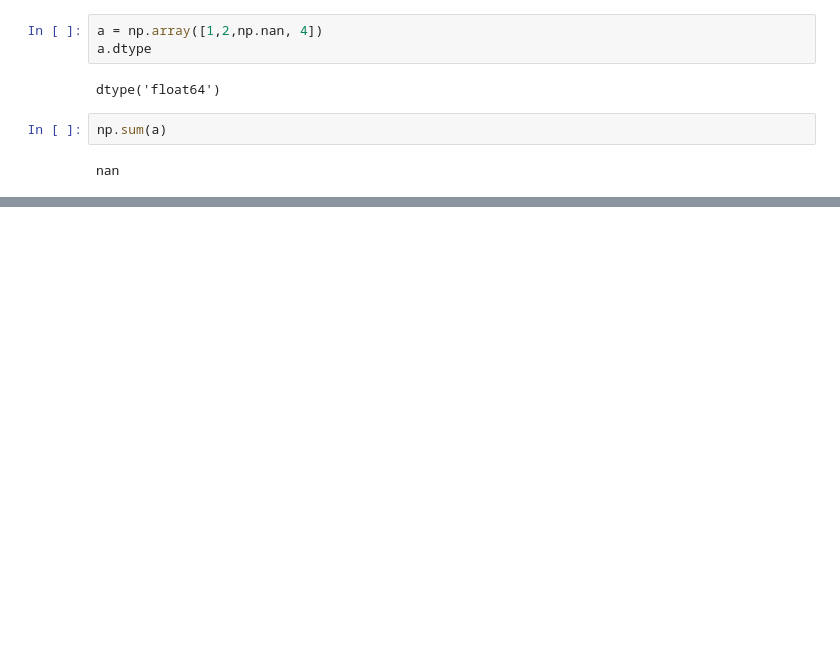
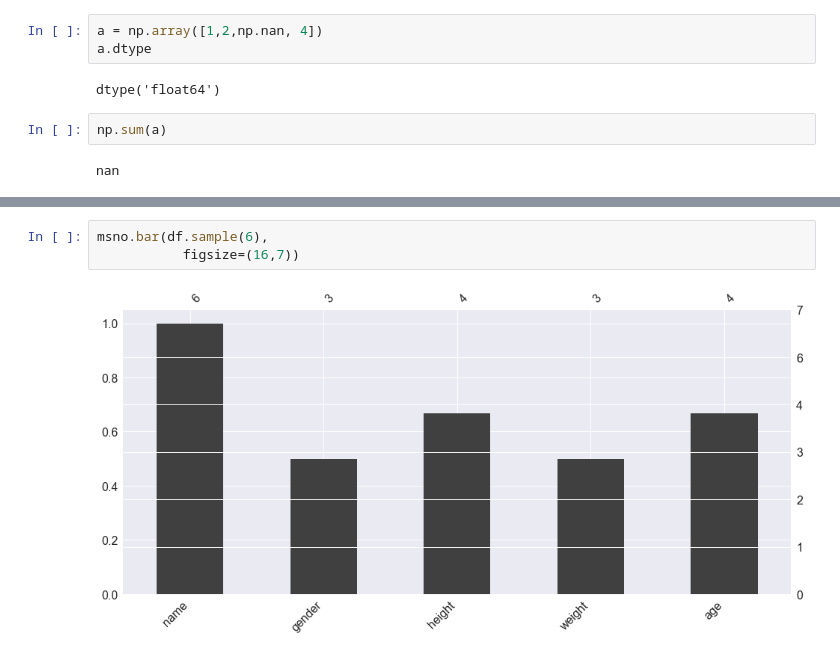
Before and after one commit to numanyilmaz/MissingData, a Jupyter notebook: missingData.ipynb, the cells around one changed output, grey strips where cells are left out. Drawn from its saved outputs; the diff is of its cells as text; blank space fills up the shorter version.

```diff
--- a/missingData.ipynb
+++ b/missingData.ipynb
@@ -81,0 +128,5 @@ How to detect NULL values in Pandas?
+# %%
+msno.bar(df.sample(6),
+           figsize=(16,7))
+# %% [output]
+[figure, added]
```
Also changed, not shown: parts of 44 cells of this notebook.
